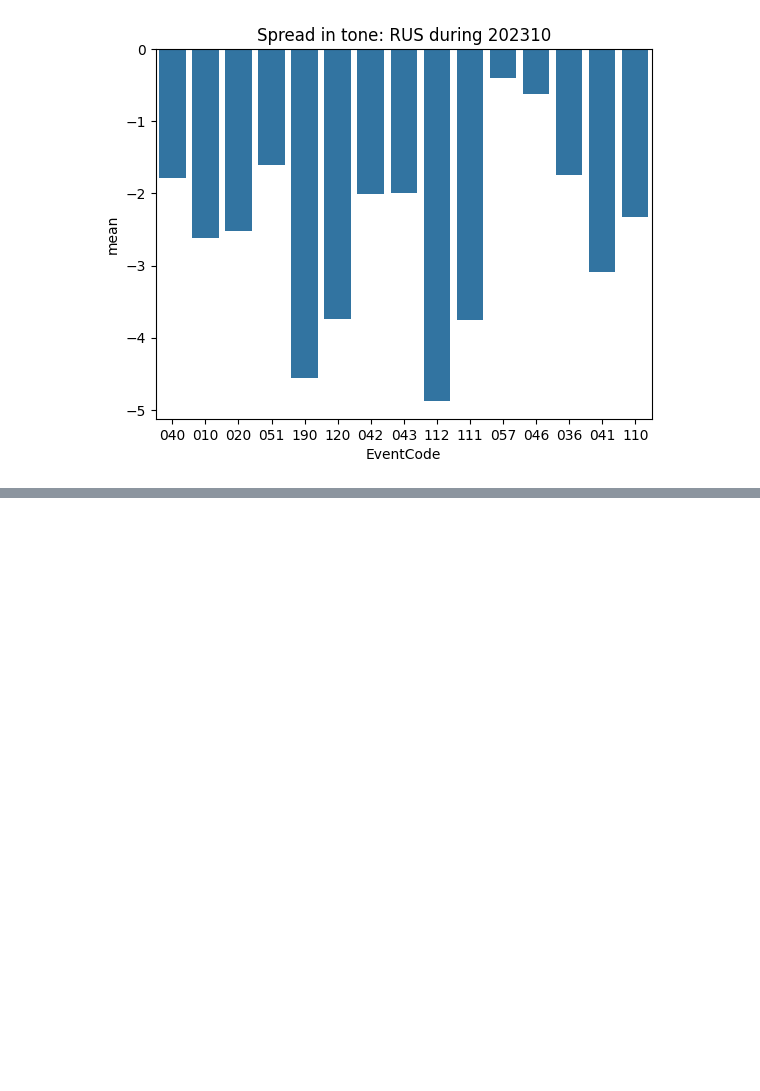
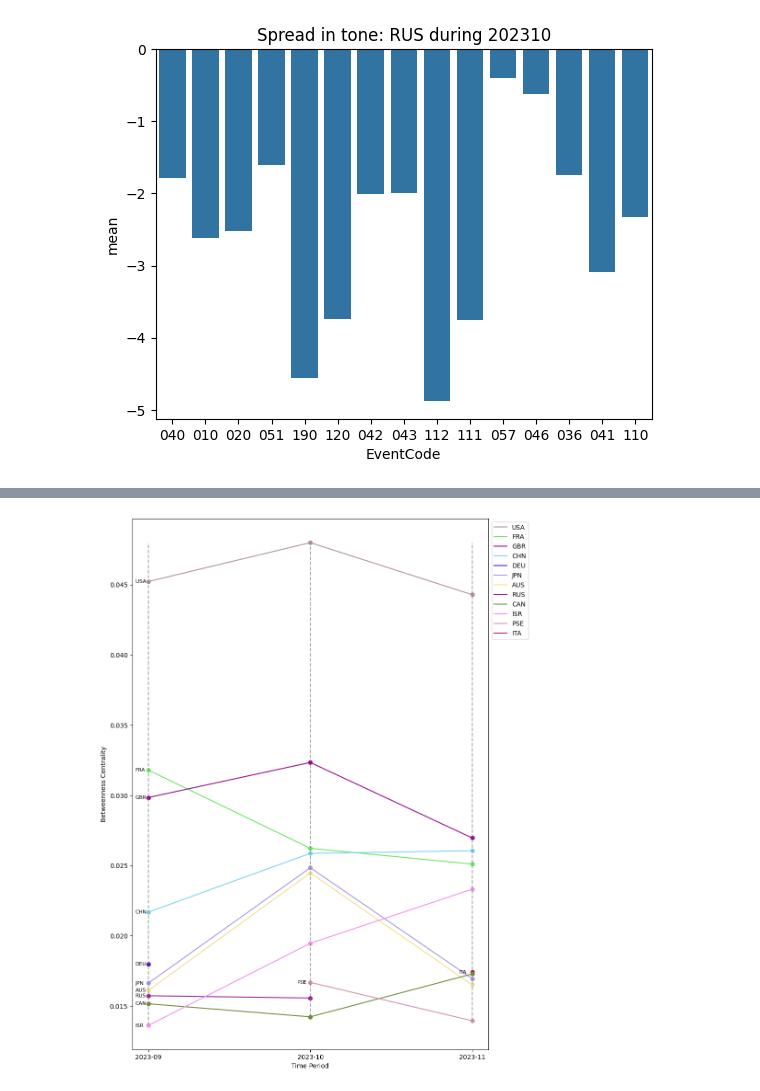
Before and after one commit to saqr98/Data-Society, a Jupyter notebook: Code/src/explore.ipynb, the cells around one changed output, grey strips where cells are left out. Saved outputs shown, nothing was run; the diff lists cells and outputs as text; code cells hidden in the pictures; blank space fills up the shorter version.

Commit message:
added funcs to plot centrality metrics over time

```diff
--- a/Code/src/explore.ipynb
+++ b/Code/src/explore.ipynb
@@ -372,3 +394,11 @@ Text(0.5, 1.0, 'Spread in tone: RUS during 202310')
 [figure]
 # %%
 # TODO: implement function to compare countries' average tone in most frequent (across all countries) events
+# %%
+import pandas as pd
+from metrics import betweenness, closeness, eigenvector
+from helper import generate_random_color
+import matplotlib.pyplot as plt
+
+cooc_edges = pd.read_csv('../out/edges/cooccurrences/edges_undirected_dyn_monthly.csv')
+cooc_nodes = pd.read_csv("../out/nodes/cooccurrences/nodes_dyn_monthy.csv")
@@ -374,0 +414,15 @@ Text(0.5, 1.0, 'Spread in tone: RUS during 202310')
+# %%
+from analysis import *
+
+betweenness_score_dynamic = create_dynamic_centrality_metric_table(
+    edges=cooc_edges,
+    nodes=cooc_nodes,
+    metric_name="BetweennessCentrality",
+    metric_func=betweenness
+)
+plot_centrality_over_time(betweenness_score_dynamic,
+                          plot_top=10,
+                          ylabel="Betweenness Centrality",
+                          save_path="../out/analysis/temptemp.png")
+# %% [output]
+[figure, added]
```
Also changed, not shown: parts of 3 cells of this notebook, 2 other files.
